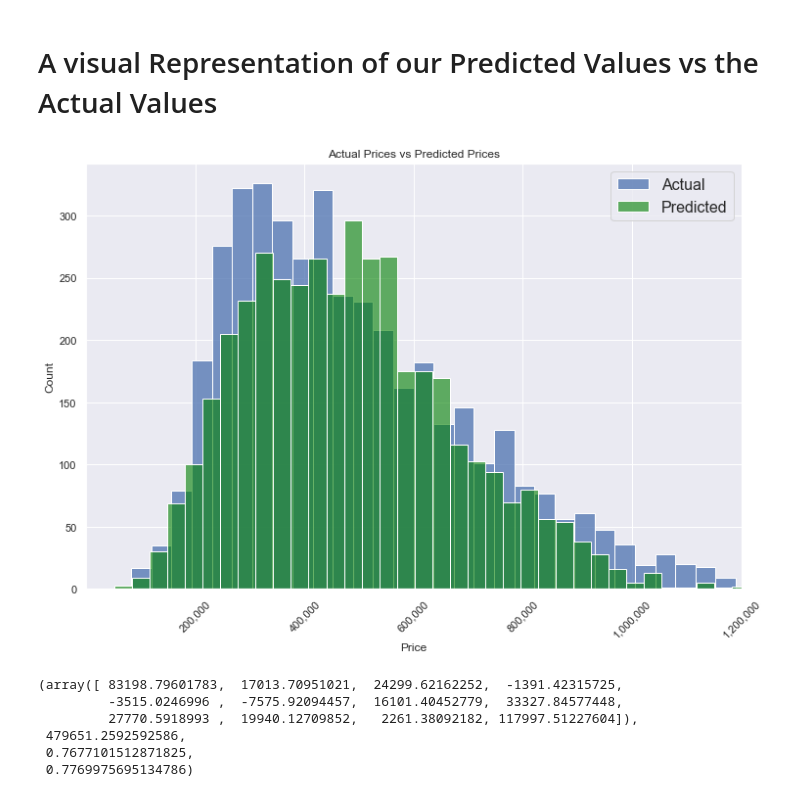
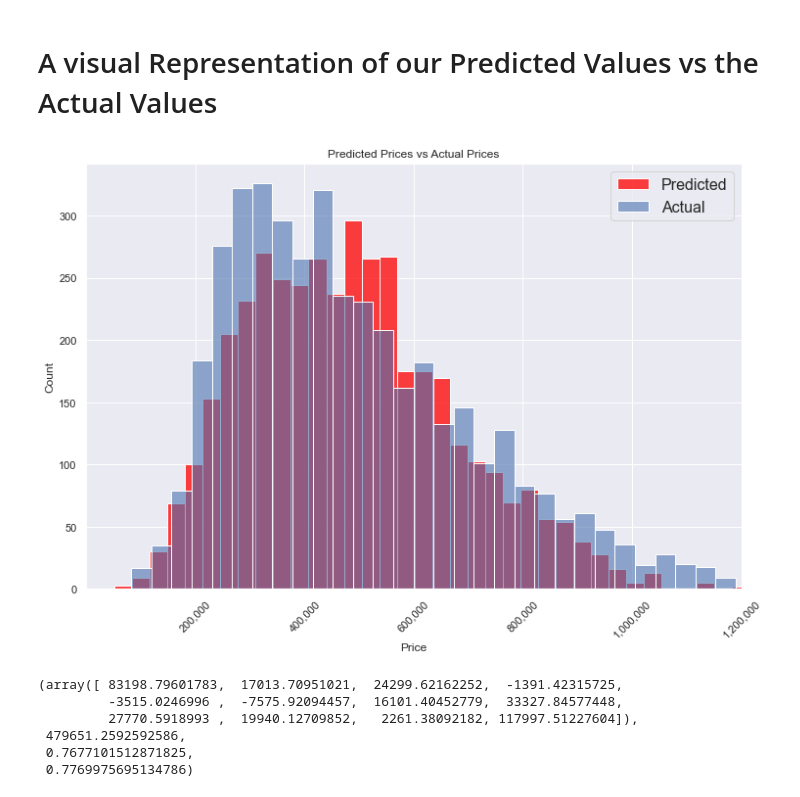
Before and after one commit to SethKauf/King_County_Avocoders_Group_3, a Jupyter notebook: Final Notebook.ipynb, the cells around one changed output. Saved outputs shown, nothing was run; the diff lists cells and outputs as text; code cells hidden in the pictures.

```diff
--- a/Final Notebook.ipynb
+++ b/Final Notebook.ipynb
@@ -302,21 +302,24 @@ warnings.filterwarnings('ignore')
 # %%
 fig , axes = plt.subplots(nrows=1,ncols=1,figsize=(12,8))
 
 model = LinearRegression()
 model.fit(X_train, y_train)
 y_pred = model.predict(X_test)
-sns.histplot(y_test,label='Actual')
-sns.histplot(y_pred,color='green',alpha=.6,ax=axes,label='Predicted')
+sns.histplot(y_pred,color='red',ax=axes,label='Predicted')
+sns.histplot(y_test,alpha=.6,label='Actual')
 axes.set_xlim([0,1200000])
 axes.set_xlabel('price')
-axes.set_title('Actual Prices vs Predicted Prices')
+axes.set_title('Predicted Prices vs Actual Prices')
+plt.legend(fontsize=16);
+plt.savefig('Predicted vs Actual Stacked')
+
 axes.tick_params(axis='x', rotation=45)
 axes.set_xticklabels(['', '200,000', '400,000', '600,000', '800,000', '1,000,000', '1,200,000'])
 axes.set_xlabel('Price')
 plt.legend(fontsize=16);
 warnings.filterwarnings('ignore')
 # %% [output]
-[figure, old version]
+[figure, new version]
 # %%
 # Standard Test Cell
 
```
Also changed, not shown: parts of 2 cells of this notebook, 3 other files.
